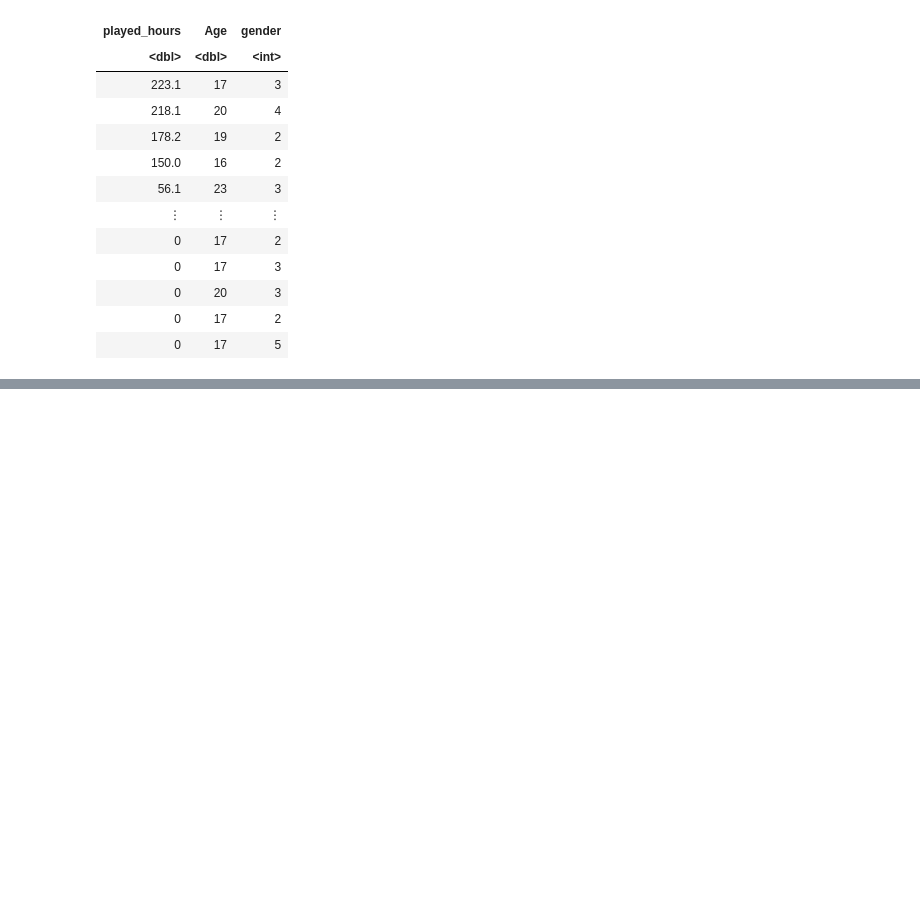
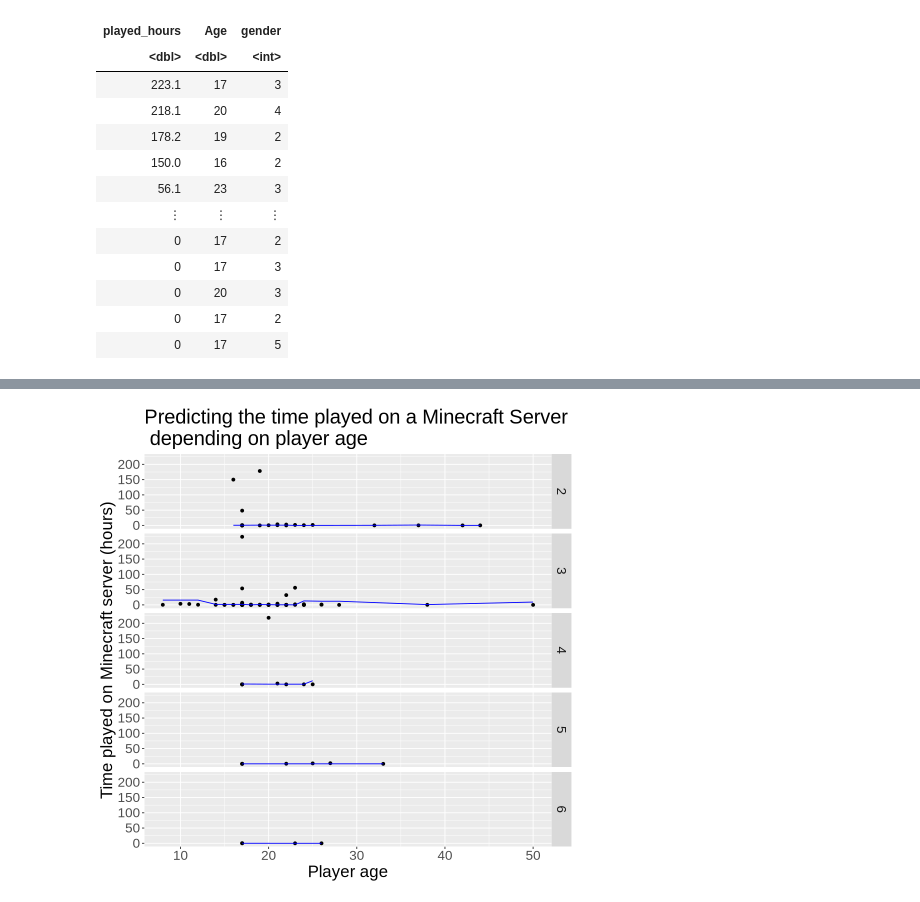
Before and after one commit to Jazecab/DSCI100-Project-Main, a Jupyter notebook: Project_JC.ipynb, the cells around one changed output, grey strips where cells are left out. Saved outputs shown, nothing was run; the diff lists cells and outputs as text; code cells hidden in the pictures; blank space fills up the shorter version.

```diff
--- a/Project_JC.ipynb
+++ b/Project_JC.ipynb
@@ -175,9 +155,9 @@ player_training<-training(isplit)
 player_testing<-testing(isplit)
 
 #forming a recipe
-hour_recipe<-recipe(played_hours ~., data=player_training)  #using all predictors in the dataset
-    step_scale(all_numeric())|>
-    step_center(all_numeric())
+hour_recipe<-recipe(played_hours ~., data=player_training)|>  #using all predictors in the dataset
+    step_scale(all_predictors())|>
+    step_center(all_predictors())
 
 #forming a tuning model to determine best k
 tune_spec<-nearest_neighbor(weight_func="rectangular", neighbors=tune())|>
@@ -214,0 +208,15 @@ ERROR: Error in `*tmp*`$steps: $ operator is invalid for atomic vectors
+# %%
+#Assess RMSPE on testing data
+#Using same recipe, hour_recipe
+
+#Must make new model using the testing data
+kmin_spec<-nearest_neighbor(weight_func="rectangular", neighbors=kvals_min)|>
+    set_engine("kknn")|>
+    set_mode("regression")
+
+kmin_fit<-workflow()|>
+    add_recipe(hour_recipe)|>
+    add_model(kmin_spec)|>
+    fit(data=player_testing) #fitting onto the testing data
+
+#forming predictions on testing data
@@ -214,0 +236,6 @@ ERROR: Error in `*tmp*`$steps: $ operator is invalid for atomic vectors
+# %%
+
+hour_preds<-kmin_fit|>
+    predict(player_training)|> #create predictions for training data
+    bind_cols(player_training) #binding predictions to the actual data in the TRAINING DATA SET
+hour_preds
@@ -214,0 +257,18 @@ ERROR: Error in `*tmp*`$steps: $ operator is invalid for atomic vectors
+# %%
+#plotting algorithm on testing data
+
+options(repr.plot.width=8, repr.plot.height=8)
+
+player_preds<-hour_preds|>
+    ggplot()+
+    geom_point(aes(x=Age, y=played_hours)) + #plotting training data as a scatter plot
+    geom_line(data=hour_preds, #plotting predictions as a blue line on the scatterplot
+              mapping=aes(x=Age, y=.pred),
+            color="blue")+
+    facet_grid(vars(rows=gender))+
+    labs(x="Player age", y="Time played on Minecraft server (hours)", title="Predicting the time played on a Minecraft Server\n depending on player age")+
+    theme(text=element_text(size=20))
+
+player_preds
+# %% [output]
+[figure, added]
```
Also changed, not shown: parts of 10 cells of this notebook.
